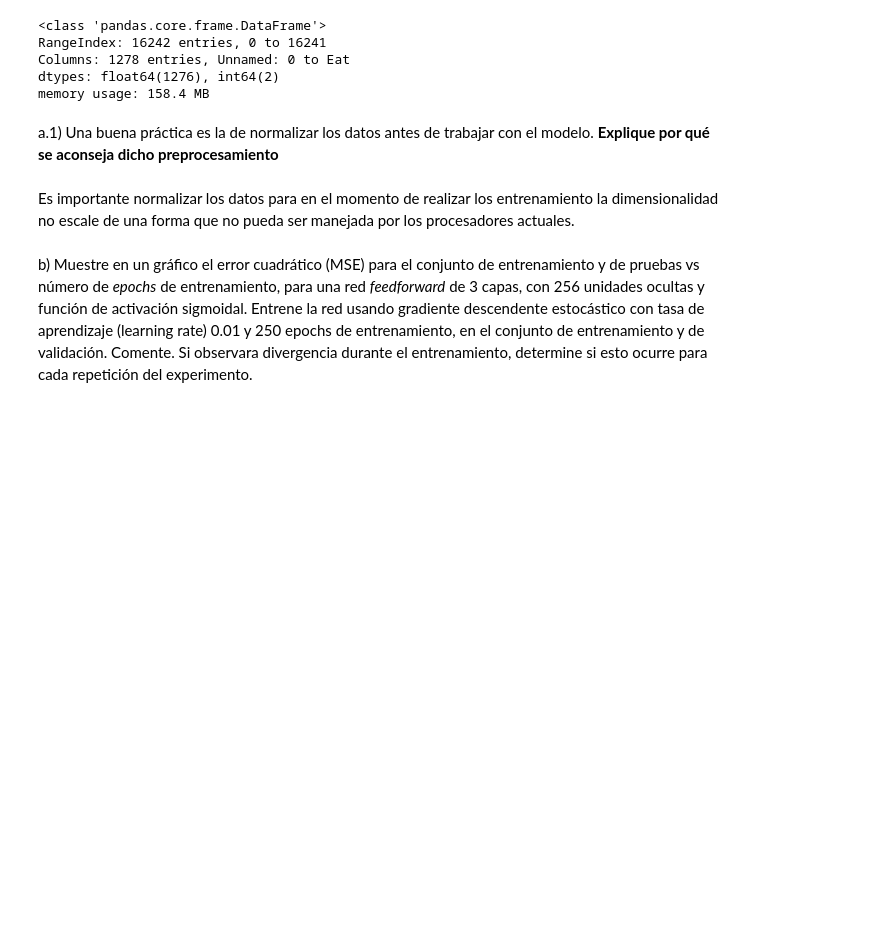
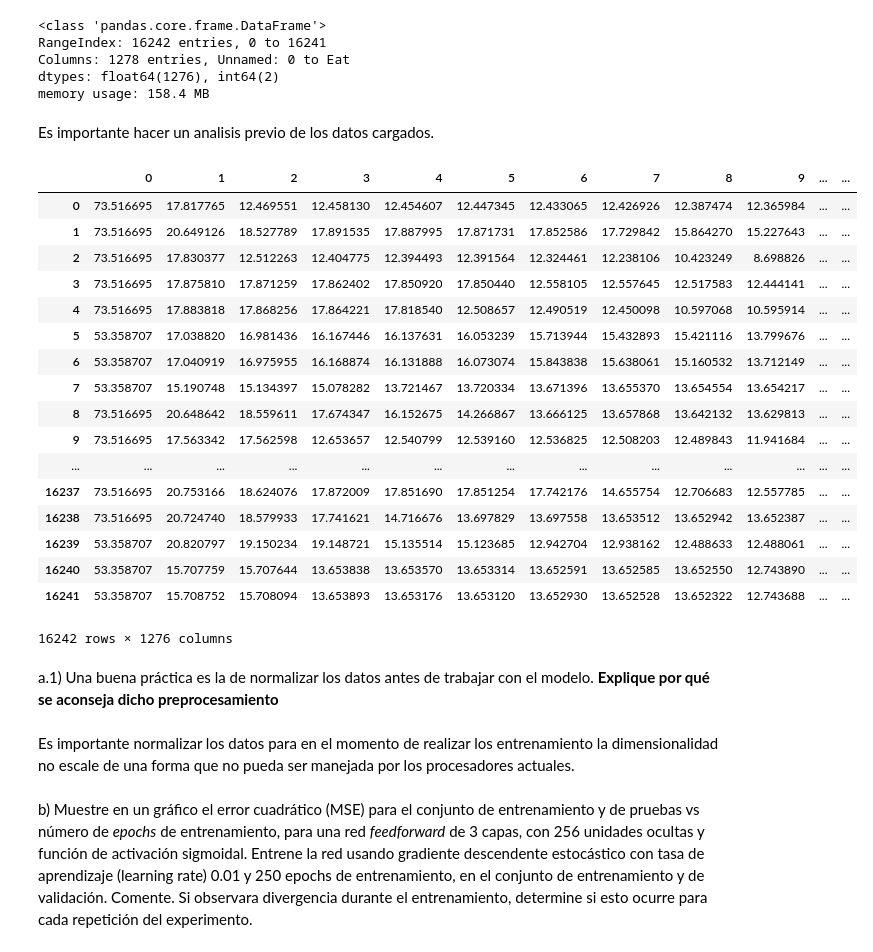
Before and after one commit to jeedorsa/Neural-Networks-INF-477, a Jupyter notebook: Tarea 1/Punto 1/Punto1.ipynb, the cells around one changed output. Saved outputs shown, nothing was run; the diff lists cells and outputs as text; code cells hidden in the pictures; blank space fills up the shorter version.

Commit message:
Jesus
Punto a ya cargado y modificado.

```diff
--- a/Tarea 1/Punto 1/Punto1.ipynb
+++ b/Tarea 1/Punto 1/Punto1.ipynb
@@ -20,3 +17,26 @@ RangeIndex: 16242 entries, 0 to 16241
 Columns: 1278 entries, Unnamed: 0 to Eat
 dtypes: float64(1276), int64(2)
 memory usage: 158.4 MB
+# %% [markdown]
+Es importante hacer un analisis previo de los datos cargados.
+# %%
+datos
+# %% [output]
+|  | 0 | 1 | 2 | 3 | 4 | 5 | 6 | 7 | 8 | 9 | ... | ... |
+| 0 | 73.516695 | 17.817765 | 12.469551 | 12.458130 | 12.454607 | 12.447345 | 12.433065 | 12.426926 | 12.387474 | 12.365984 | ... | ... |
+| 1 | 73.516695 | 20.649126 | 18.527789 | 17.891535 | 17.887995 | 17.871731 | 17.852586 | 17.729842 | 15.864270 | 15.227643 | ... | ... |
+| 2 | 73.516695 | 17.830377 | 12.512263 | 12.404775 | 12.394493 | 12.391564 | 12.324461 | 12.238106 | 10.423249 | 8.698826 | ... | ... |
+| 3 | 73.516695 | 17.875810 | 17.871259 | 17.862402 | 17.850920 | 17.850440 | 12.558105 | 12.557645 | 12.517583 | 12.444141 | ... | ... |
+| 4 | 73.516695 | 17.883818 | 17.868256 | 17.864221 | 17.818540 | 12.508657 | 12.490519 | 12.450098 | 10.597068 | 10.595914 | ... | ... |
+| 5 | 53.358707 | 17.038820 | 16.981436 | 16.167446 | 16.137631 | 16.053239 | 15.713944 | 15.432893 | 15.421116 | 13.799676 | ... | ... |
+| 6 | 53.358707 | 17.040919 | 16.975955 | 16.168874 | 16.131888 | 16.073074 | 15.843838 | 15.638061 | 15.160532 | 13.712149 | ... | ... |
+| 7 | 53.358707 | 15.190748 | 15.134397 | 15.078282 | 13.721467 | 13.720334 | 13.671396 | 13.655370 | 13.654554 | 13.654217 | ... | ... |
+| 8 | 73.516695 | 20.648642 | 18.559611 | 17.674347 | 16.152675 | 14.266867 | 13.666125 | 13.657868 | 13.642132 | 13.629813 | ... | ... |
+| 9 | 73.516695 | 17.563342 | 17.562598 | 12.653657 | 12.540799 | 12.539160 | 12.536825 | 12.508203 | 12.489843 | 11.941684 | ... | ... |
+| ... | ... | ... | ... | ... | ... | ... | ... | ... | ... | ... | ... | ... |
+| 16237 | 73.516695 | 20.753166 | 18.624076 | 17.872009 | 17.851690 | 17.851254 | 17.742176 | 14.655754 | 12.706683 | 12.557785 | ... | ... |
+| 16238 | 73.516695 | 20.724740 | 18.579933 | 17.741621 | 14.716676 | 13.697829 | 13.697558 | 13.653512 | 13.652942 | 13.652387 | ... | ... |
+| 16239 | 53.358707 | 20.820797 | 19.150234 | 19.148721 | 15.135514 | 15.123685 | 12.942704 | 12.938162 | 12.488633 | 12.488061 | ... | ... |
+| 16240 | 53.358707 | 15.707759 | 15.707644 | 13.653838 | 13.653570 | 13.653314 | 13.652591 | 13.652585 | 13.652550 | 12.743890 | ... | ... |
+| 16241 | 53.358707 | 15.708752 | 15.708094 | 13.653893 | 13.653176 | 13.653120 | 13.652930 | 13.652528 | 13.652322 | 12.743688 | ... | ... |
+16242 rows × 1276 columns
```
Also changed, not shown: parts of 3 cells of this notebook.
